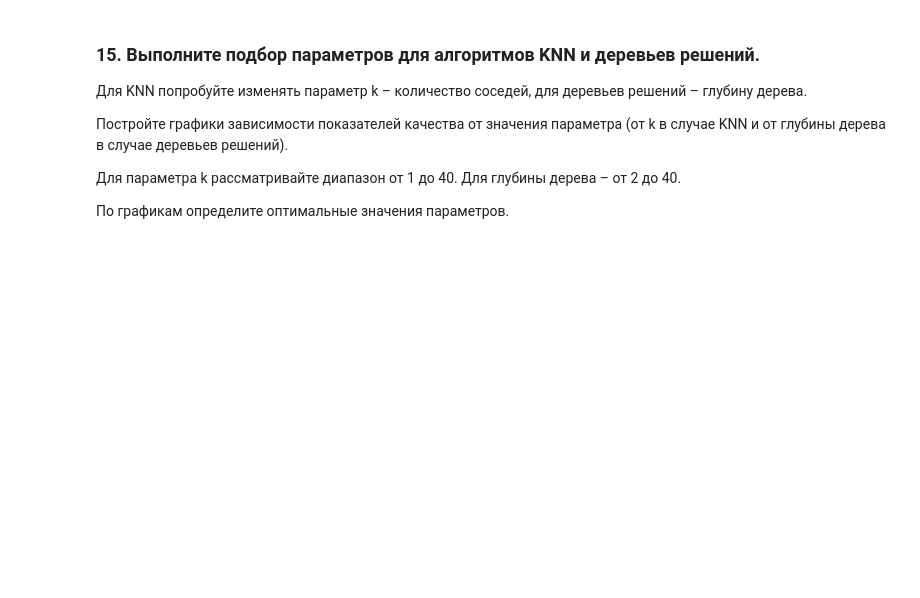
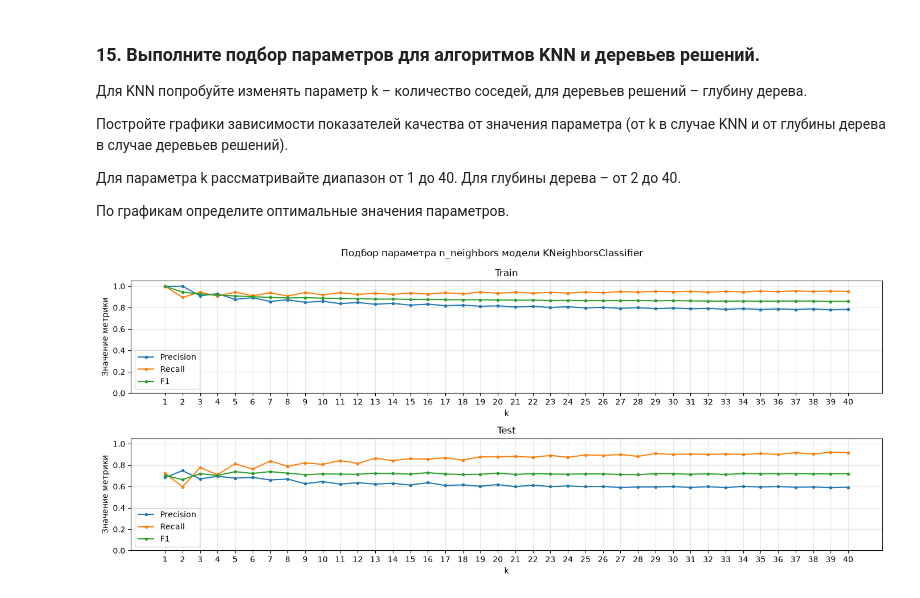
Before and after one commit to vl4xd/pstu-data-analysis-technologies, a Jupyter notebook: lab_work_7/solution.ipynb, the cells around one changed output. Saved outputs shown, nothing was run; the diff lists cells and outputs as text; code cells hidden in the pictures; blank space fills up the shorter version.

```diff
--- a/lab_work_7/solution.ipynb
+++ b/lab_work_7/solution.ipynb
@@ -581,3 +581,43 @@ print(json.dumps(reports, indent=4))
 Для параметра k  рассматривайте диапазон от 1 до 40. Для глубины дерева – от 2 до 40.
 
 По графикам определите оптимальные значения параметров.
+# %%
+neigh_k_search = {'k': [],
+    'precision_train': [], 'recall_train': [], 'f1_train': [],
+    'precision_test': [], 'recall_test': [], 'f1_test': [],
+    }
+for k in range(1, 41):
+    model = KNeighborsClassifier(n_neighbors=k)
+    model.fit(X_train_resampled, y_train_resampled)
+    model_y_pred_train = model.predict(X_train_resampled)
+    model_y_pred_test = model.predict(X_test)
+    neigh_k_search['k'].append(k)
+    neigh_k_search['precision_train'].append(precision_score(y_train_resampled, model_y_pred_train))
+    neigh_k_search['recall_train'].append(recall_score(y_train_resampled, model_y_pred_train))
+    neigh_k_search['f1_train'].append(f1_score(y_train_resampled, model_y_pred_train))
+    neigh_k_search['precision_test'].append(precision_score(y_test, model_y_pred_test))
+    neigh_k_search['recall_test'].append(recall_score(y_test, model_y_pred_test))
+    neigh_k_search['f1_test'].append(f1_score(y_test, model_y_pred_test))
+neigh_k_search_df = pd.DataFrame.from_dict(neigh_k_search)
+# %%
+fig, (ax1, ax2) = plt.subplots(2, 1, figsize=(14, 6))
+metrics = ['precision', 'recall', 'f1']
+for metric in metrics:
+    ax1.plot(neigh_k_search_df['k'], neigh_k_search_df[f'{metric}_train'], marker='.', label=metric.capitalize())
+    ax2.plot(neigh_k_search_df['k'], neigh_k_search_df[f'{metric}_test'], marker='.', label=metric.capitalize())
+ax1.set_title('Train')
+ax2.set_title('Test')
+
+for ax in (ax1, ax2):
+    ax.set_xlabel('k')
+    ax.set_xticks(neigh_k_search_df['k'])
+    ax.set_ylabel('Значение метрики')
+    ax.set_ylim(0, 1.05)
+    ax.grid(True, alpha=0.3)
+    ax.legend()
+
+fig.suptitle('Подбор параметра n_neighbors модели KNeighborsClassifier')
+plt.tight_layout()
+plt.show()
+# %% [output]
+[figure, added]
```
Also changed, not shown: parts of 4 cells of this notebook, 2 other files.
